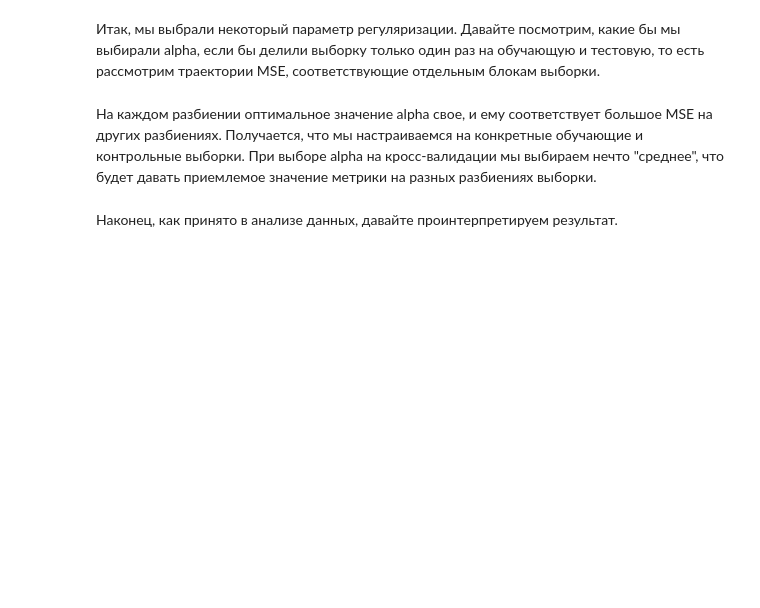
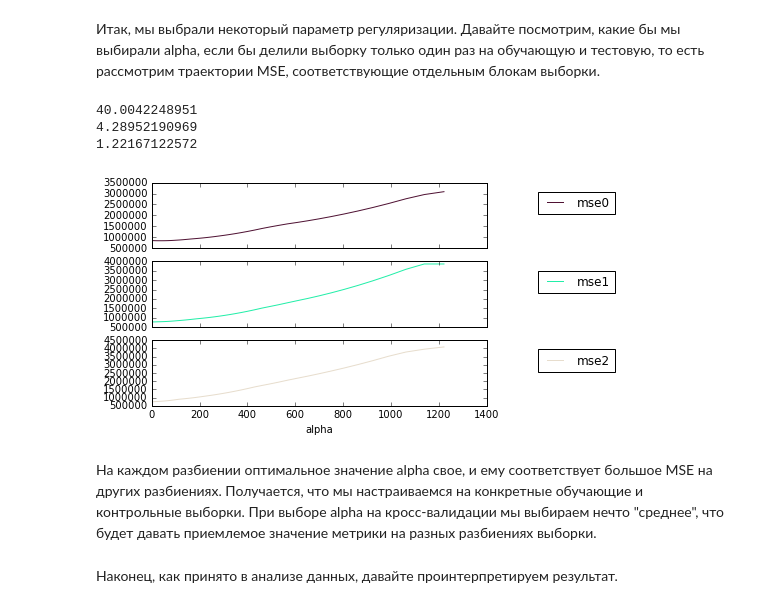
Before and after one commit to lunaplush/courseraJUPy, a Jupyter notebook: OverfittingTask.ipynb, the cells around one changed output. Saved outputs shown, nothing was run; the diff lists cells and outputs as text; code cells hidden in the pictures; blank space fills up the shorter version.

```diff
--- a/OverfittingTask.ipynb
+++ b/OverfittingTask.ipynb
@@ -405,3 +412,22 @@ ValueError: x and y must have same first dimension
+# %%
+# Код 3.3 (1 балл)
+# Выведите значения alpha, соответствующие минимумам MSE на каждом разбиении (то есть по столбцам).
+# На трех отдельных графиках визуализируйте столбцы .mse_path_
+fig, ax = plt.subplots(3,sharex = True)
+for i in range(3):
+    mse = [x[i] for x in lr_LassoCV.mse_path_]
+    ax[i].plot(lr_LassoCV.alphas_, mse, label='mse{0}'.format(i), color=np.random.rand(3))
+    ax[i].legend(loc="upper right", bbox_to_anchor=(1.4, 0.95))
+    plt.xlabel(  "alpha")
+ind = np.argmin(lr_LassoCV.mse_path_,axis = 0)
+print(lr_LassoCV.alphas_[ind[0]])
+print(lr_LassoCV.alphas_[ind[1]])
+print(lr_LassoCV.alphas_[ind[0]])
+# %% [output]
+40.0042248951
+4.28952190969
+1.22167122572
+[figure, added]
 # %% [markdown]
 На каждом разбиении оптимальное значение alpha свое, и ему соответствует большое MSE на других разбиениях. Получается, что мы настраиваемся на конкретные обучающие и контрольные выборки. При выборе alpha на кросс-валидации мы выбираем нечто "среднее", что будет давать приемлемое значение метрики на разных разбиениях выборки.
 # %% [markdown]
```
Also changed, not shown: parts of 4 cells of this notebook, 1 other file.
